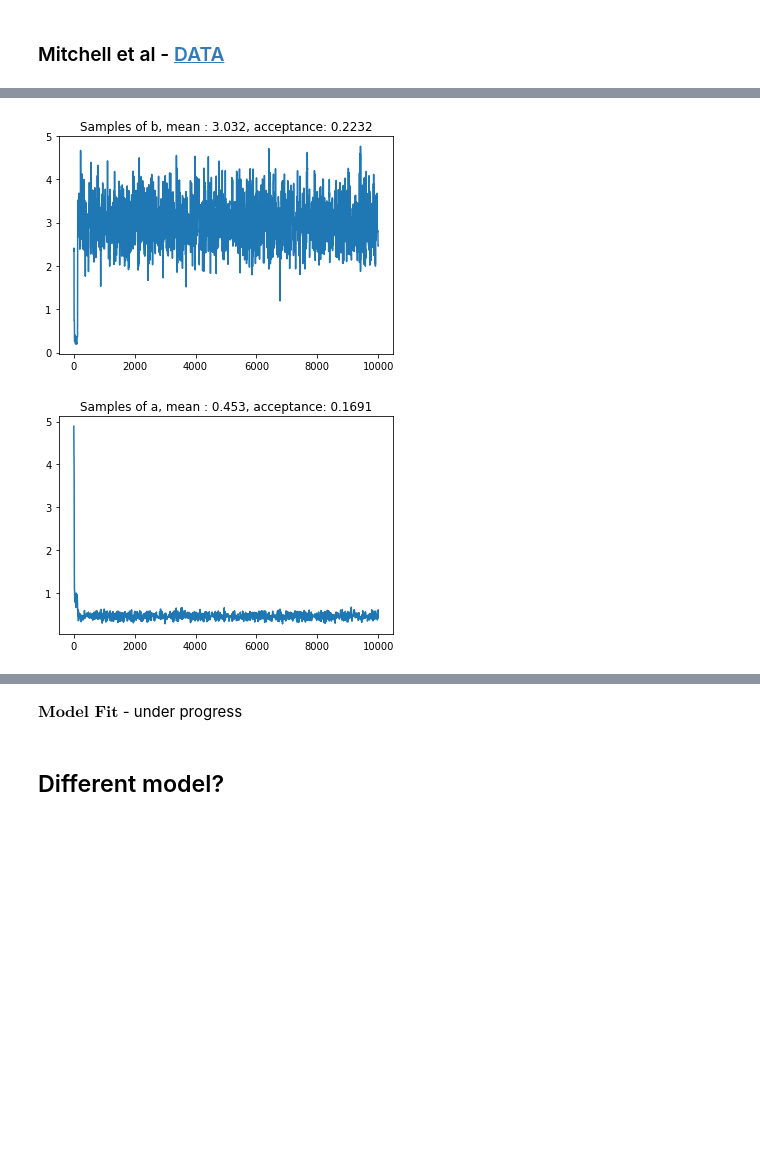
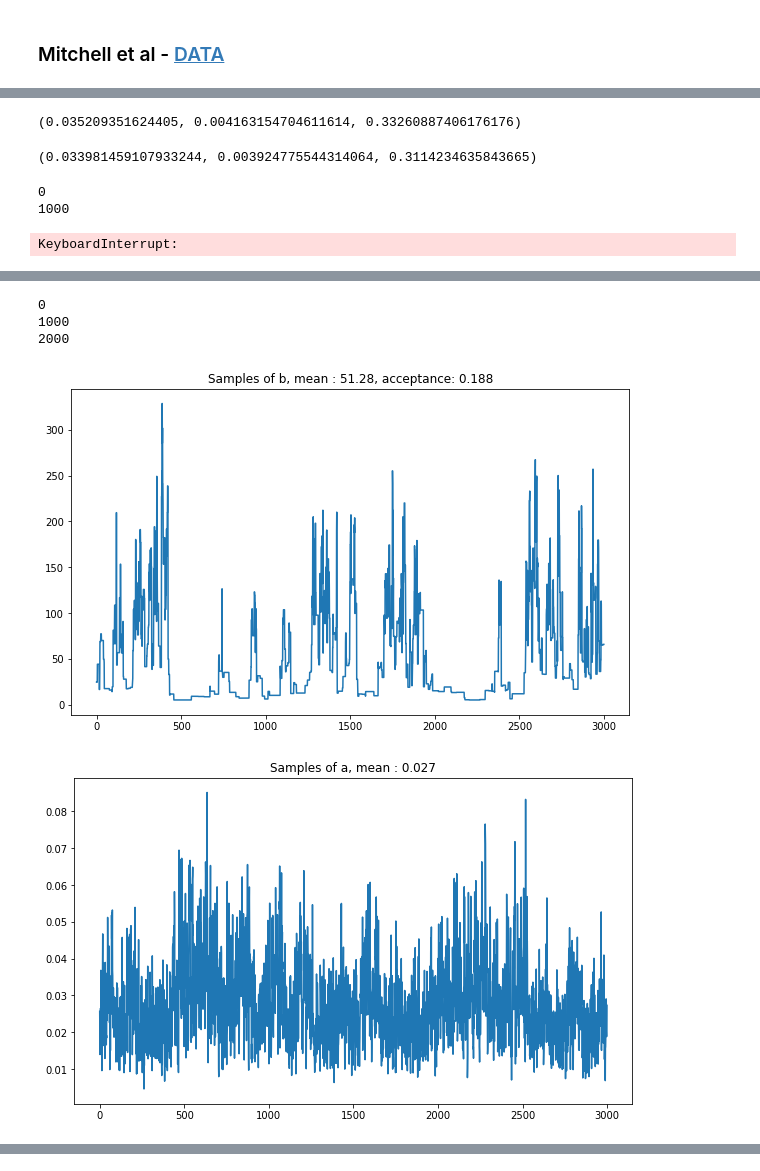
Before and after one commit to AtanasiuDemian/Final-year-project, a Jupyter notebook: PP_Bayesian.ipynb, the cells around one changed output, grey strips where cells are left out. Drawn from its saved outputs; the diff is of its cells as text; code cells hidden in the pictures; blank space fills up the shorter version.

```diff
--- a/PP_Bayesian.ipynb
+++ b/PP_Bayesian.ipynb
@@ -317,0 +367,5 @@ print(lmbd, a, b)
+# %%
+# PARAMETER ESTIMATION FOR SIMULATED DATA
+sim_Hawkes_train = simulated_Hawkes
+samples_lmbd, samples_a, samples_b = Hawkes_MH_within_Gibbs(350, sim_Hawkes_train, 0.5, 0.3, 2, 5000, alpha_lmbd=1,
+                                                            beta_lmbd=0.05, alpha_b=1, beta_b = 0.05)
@@ -317,0 +387,2 @@ print(lmbd, a, b)
+# %%
+plot_fitted_CIF(np.mean(samples_lmbd), np.mean(samples_a), np.mean(samples_b), arrivals, 100, 'simulated', step=1)
@@ -341,8 +400,12 @@ Frank et al - documented, need to open the .gz archive file
 # %% [markdown]
 ### Mitchell et al - [DATA](https://snl.salk.edu/~jude/neuron_exchange/index.html)
 # %%
-file = open(r"C:\Users\ad15865\OneDrive - University of Bristol\Documents\Downloads\Mitchell et al - Data\mzir50u1_t1.csv", 'r')
-lines = file.readlines()
-# Include suffix '1' to denote data for trial 1.
-times1 = np.array([float(entry) for entry in lines[0].split(',') if float(entry)>=0])/10
-times1[:10]
+# Use this block to open data files
+T_Mitchell = 460
+mitchell_mzir50u1 = []
+mitchell_dir = r"C:\Users\ad15865\OneDrive - University of Bristol\Documents\Downloads\Mitchell et al - Data\mzir50u1_t"
+for i in range(1,15):
+    file = open(mitchell_dir+str(i)+'.csv', 'r')
+    lines = file.readlines()
+    times = np.array([float(entry) for entry in lines[0].split(',') if float(entry)>=0])/10
+    mitchell_mzir50u1.append(times)
@@ -364,0 +514,12 @@ lmbd1, a1, b1 = Hawkes_MH_within_Gibbs(max(times1), times1, 0.5, 1, 0.5, 10000)
+# %%
+def sample_omega(lmbd, a, b, arrivals, T):
+    samples = []
+    for i in range(len(arrivals)):
+        if i==0:
+            samples.append(0)
+        else:
+            support = [lmbd]
+            for j in range(i):
+                support.append(a*b*np.exp(-b*(arrivals[i]-arrivals[j])))
+            samples.append(np.random.choice(range(i+1), p = np.array(support)/np.sum(support)))
+    return np.array(samples)
@@ -365,8 +606,21 @@ lmbd1, a1, b1 = Hawkes_MH_within_Gibbs(max(times1), times1, 0.5, 1, 0.5, 10000)
+# %%
+np.var(samples_lmbd), np.var(samples_a), np.var(samples_b)
+# %% [output]
+(0.035209351624405, 0.004163154704611614, 0.33260887406176176)
+# %%
+np.var(sim_lmbd), np.var(sim_a), np.var(sim_b)
+# %% [output]
+(0.033981459107933244, 0.003924775544314064, 0.3114234635843665)
+# %%
+mitchell_lat_lmbd1, mitchell_lat_a1, mitchell_lat_b1 = LatHawkes(460, mitchell_mzir50u1[0], 1, 0.05, 4, 8, 1,
+                                                                 0.05, scale_b=1.5, N=5000)
+# %% [output]
+0
+1000
+KeyboardInterrupt:
 # %%
-# Same neuron, different trial
-file = open(r"C:\Users\ad15865\OneDrive - University of Bristol\Documents\Downloads\Mitchell et al - Data\mzir50u1_t6.csv", 'r')
+file = open(r"C:\Users\ad15865\OneDrive - University of Bristol\Documents\Downloads\Timme et al - Data\timme_div6n1.csv")
 lines = file.readlines()
-# Include suffix '6' to denote data for trial 6.
-times6 = np.array([float(entry) for entry in lines[0].split(',') if float(entry)>=0])/10
-lmbd6, a6, b6 = Hawkes_MH_within_Gibbs(max(times6), times6, 0.5, 0.5, 3, 10000)
+timme = [float(entry)/100 for entry in lines[0].split(',')]
+timme_lat_lmbd, timme_lat_a, timme_lat_b = LatHawkes(1380, timme[:500], 1, 0.05, 4, 8, 1, 0.05, scale_b=100, N=3000)
 # %% [output]
@@ -373,2 +629,5 @@ lmbd6, a6, b6 = Hawkes_MH_within_Gibbs(max(times6), times6, 0.5, 0.5, 3, 10000)
+0
+1000
+2000
-[figure, old version]
+[figure, new version]
-[figure, old version]
+[figure, new version]
@@ -376,2 +634,0 @@ lmbd6, a6, b6 = Hawkes_MH_within_Gibbs(max(times6), times6, 0.5, 0.5, 3, 10000)
-# %% [markdown]
-$\textbf{Model Fit}$ - under progress
@@ -411,2 +634,0 @@ log_my_likelihood = -lmbd6*T_data + log_exp_term(a6, b6, T_data, times/10) +  lo
-# %% [markdown]
-## Different model?
```
Also changed, not shown: parts of 40 cells of this notebook.
